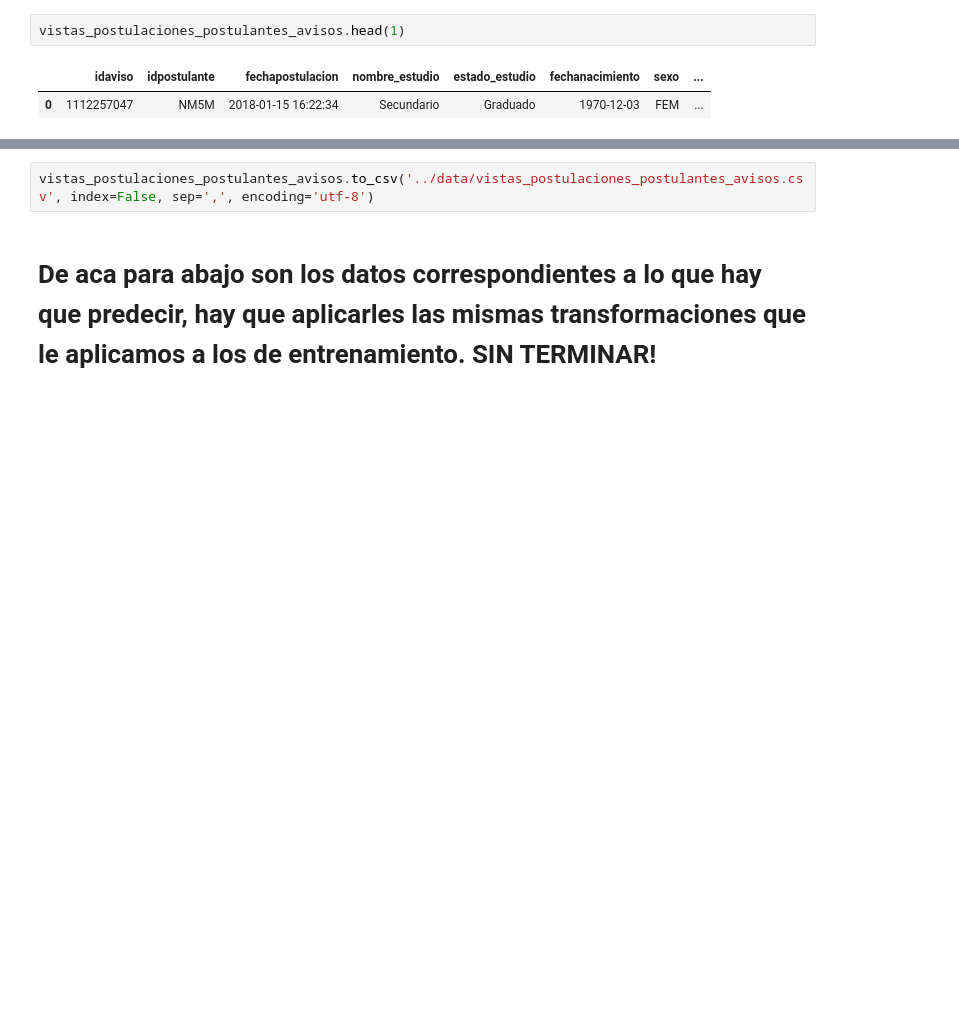
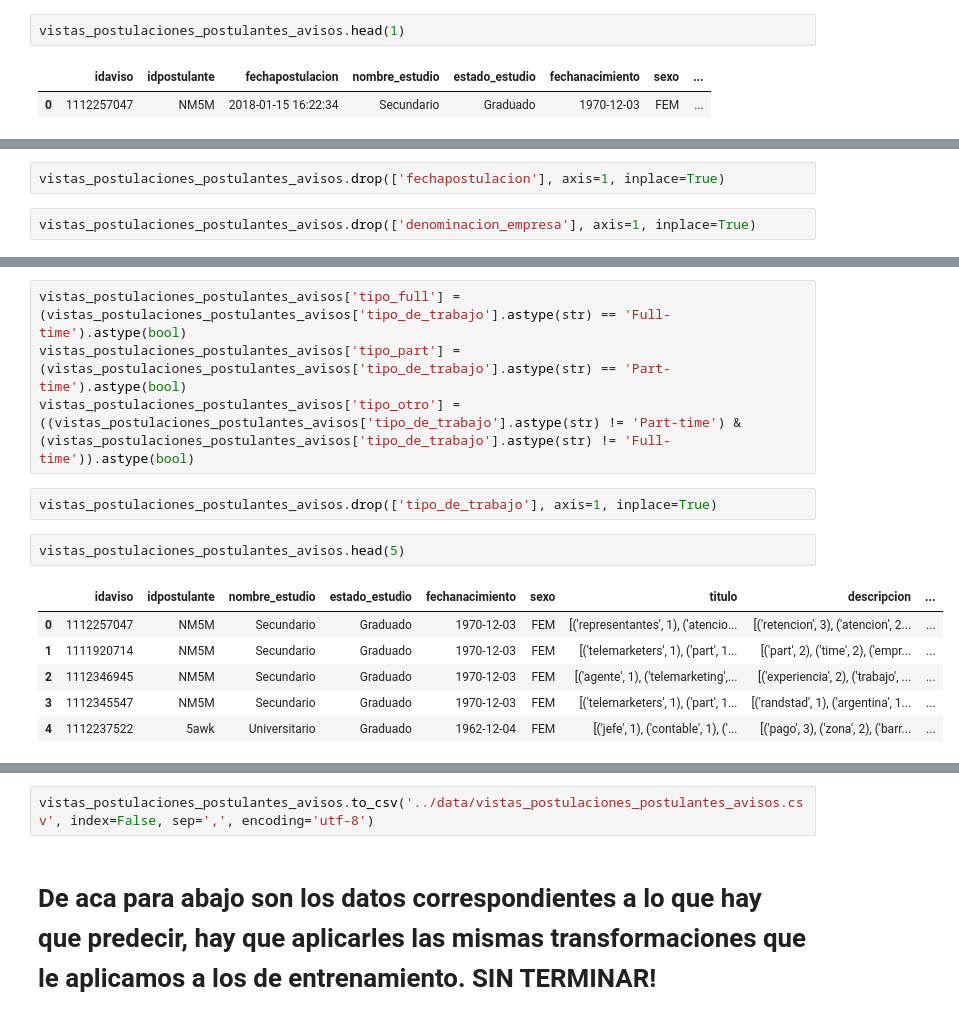
Before and after one commit to tbotalla/Datos1Q2018, a Jupyter notebook: parte2/Preprocessing.ipynb, the cells around one changed output, grey strips where cells are left out. Cells and saved outputs as stored; diff of their text form; blank space fills up the shorter version.

```diff
--- a/parte2/Preprocessing.ipynb
+++ b/parte2/Preprocessing.ipynb
@@ -581,0 +631,4 @@ Seguir limpiando...
+# %%
+vistas_postulaciones_postulantes_avisos.drop(['fechapostulacion'], axis=1, inplace=True)
+# %%
+vistas_postulaciones_postulantes_avisos.drop(['denominacion_empresa'], axis=1, inplace=True)
@@ -581,0 +654,15 @@ Seguir limpiando...
+# %%
+vistas_postulaciones_postulantes_avisos['tipo_full'] = (vistas_postulaciones_postulantes_avisos['tipo_de_trabajo'].astype(str) == 'Full-time').astype(bool)
+vistas_postulaciones_postulantes_avisos['tipo_part'] = (vistas_postulaciones_postulantes_avisos['tipo_de_trabajo'].astype(str) == 'Part-time').astype(bool)
+vistas_postulaciones_postulantes_avisos['tipo_otro'] = ((vistas_postulaciones_postulantes_avisos['tipo_de_trabajo'].astype(str) != 'Part-time') & (vistas_postulaciones_postulantes_avisos['tipo_de_trabajo'].astype(str) != 'Full-time')).astype(bool)
+# %%
+vistas_postulaciones_postulantes_avisos.drop(['tipo_de_trabajo'], axis=1, inplace=True)
+# %%
+vistas_postulaciones_postulantes_avisos.head(5)
+# %% [output]
+|  | idaviso | idpostulante | nombre_estudio | estado_estudio | fechanacimiento | sexo | titulo | descripcion | ... |
+| 0 | 1112257047 | NM5M | Secundario | Graduado | 1970-12-03 | FEM | [('representantes', 1), ('atencio... | [('retencion', 3), ('atencion', 2... | ... |
+| 1 | 1111920714 | NM5M | Secundario | Graduado | 1970-12-03 | FEM | [('telemarketers', 1), ('part', 1... | [('part', 2), ('time', 2), ('empr... | ... |
+| 2 | 1112346945 | NM5M | Secundario | Graduado | 1970-12-03 | FEM | [('agente', 1), ('telemarketing',... | [('experiencia', 2), ('trabajo', ... | ... |
+| 3 | 1112345547 | NM5M | Secundario | Graduado | 1970-12-03 | FEM | [('telemarketers', 1), ('part', 1... | [('randstad', 1), ('argentina', 1... | ... |
+| 4 | 1112237522 | 5awk | Universitario | Graduado | 1962-12-04 | FEM | [('jefe', 1), ('contable', 1), ('... | [('pago', 3), ('zona', 2), ('barr... | ... |
```
Also changed, not shown: parts of 25 cells of this notebook.
